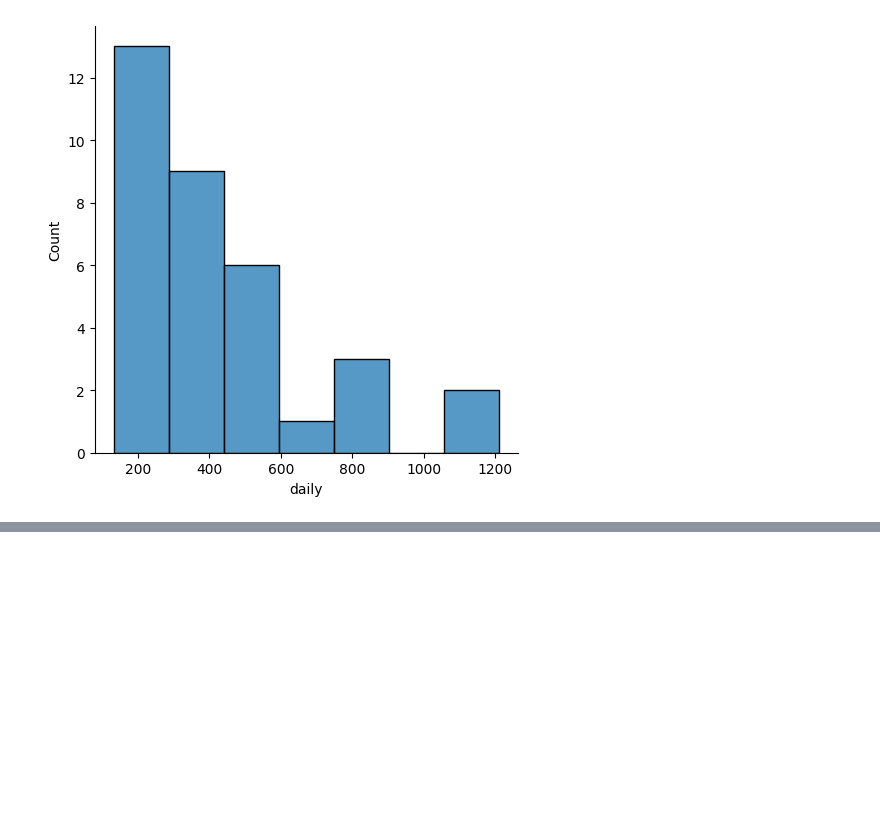
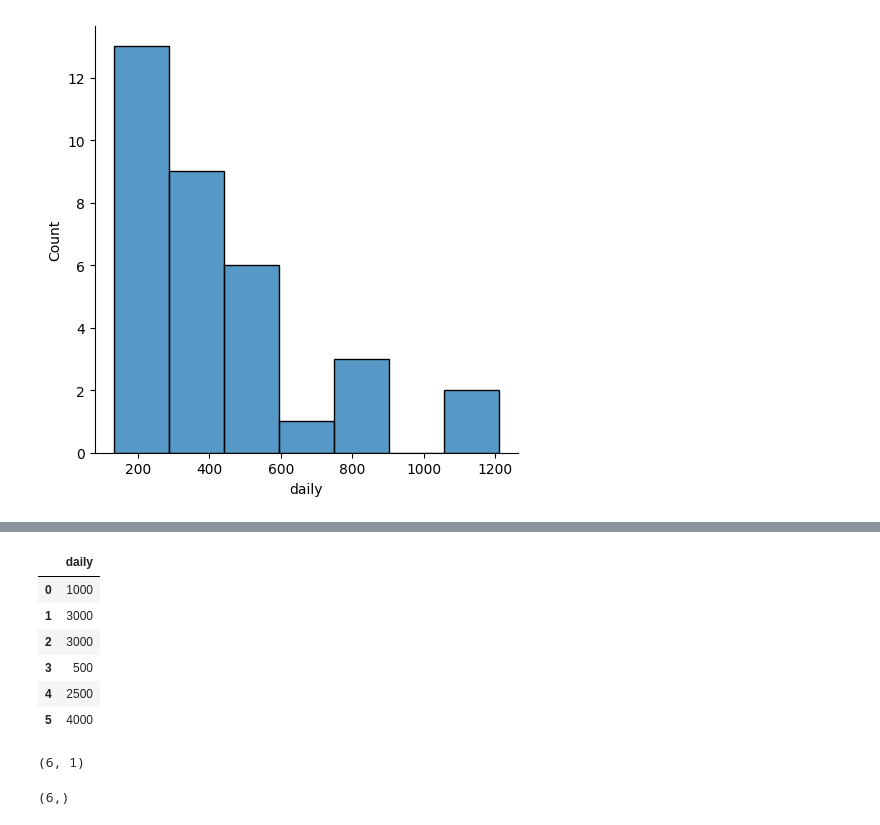
Before and after one commit to SaipoojithaNamani/Assignments, a Jupyter notebook: python17.ipynb, the cells around one changed output, grey strips where cells are left out. Saved outputs shown, nothing was run; the diff lists cells and outputs as text; code cells hidden in the pictures; blank space fills up the shorter version.

```diff
--- a/python17.ipynb
+++ b/python17.ipynb
@@ -128,0 +185,11 @@ sns.displot(data['daily'])
+# %%
+data_pred=pd.DataFrame(newdata,columns=['daily'])
+data_pred
+# %% [output]
+|  | daily |
+| 0 | 1000 |
+| 1 | 3000 |
+| 2 | 3000 |
+| 3 | 500 |
+| 4 | 2500 |
+| 5 | 4000 |
@@ -128,0 +199,8 @@ sns.displot(data['daily'])
+# %%
+data_pred.shape
+# %% [output]
+(6, 1)
+# %%
+newdata.shape
+# %% [output]
+(6,)
```
Also changed, not shown: parts of 22 cells of this notebook.
